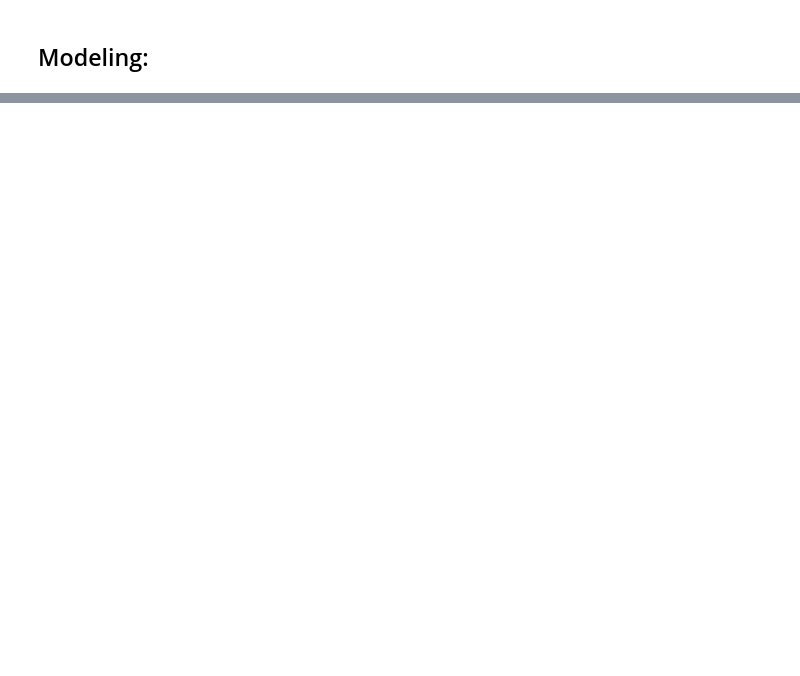
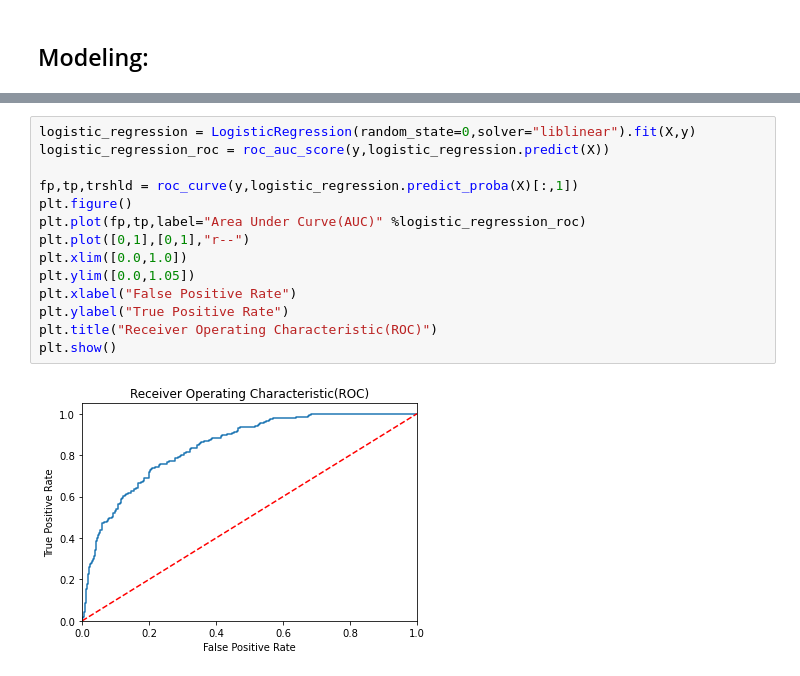
Before and after one commit to charafmrah/Pima-Indians-Diabetes-Dataset, a Jupyter notebook: Diabetes Classification-KNN-detailed.ipynb, the cells around one changed output, grey strips where cells are left out. Drawn from its saved outputs; the diff is of its cells as text; blank space fills up the shorter version.

```diff
--- a/Diabetes Classification-KNN-detailed.ipynb
+++ b/Diabetes Classification-KNN-detailed.ipynb
@@ -179,0 +222,16 @@ plot_confusion_matrix(y_test, Logit_Prediction, "logistic regression")
+# %%
+logistic_regression = LogisticRegression(random_state=0,solver="liblinear").fit(X,y)
+logistic_regression_roc = roc_auc_score(y,logistic_regression.predict(X))
+
+fp,tp,trshld = roc_curve(y,logistic_regression.predict_proba(X)[:,1])
+plt.figure()
+plt.plot(fp,tp,label="Area Under Curve(AUC)" %logistic_regression_roc)
+plt.plot([0,1],[0,1],"r--")
+plt.xlim([0.0,1.0])
+plt.ylim([0.0,1.05])
+plt.xlabel("False Positive Rate")
+plt.ylabel("True Positive Rate")
+plt.title("Receiver Operating Characteristic(ROC)")
+plt.show()
+# %% [output]
+[figure, added]
```
Also changed, not shown: parts of 14 cells of this notebook.
